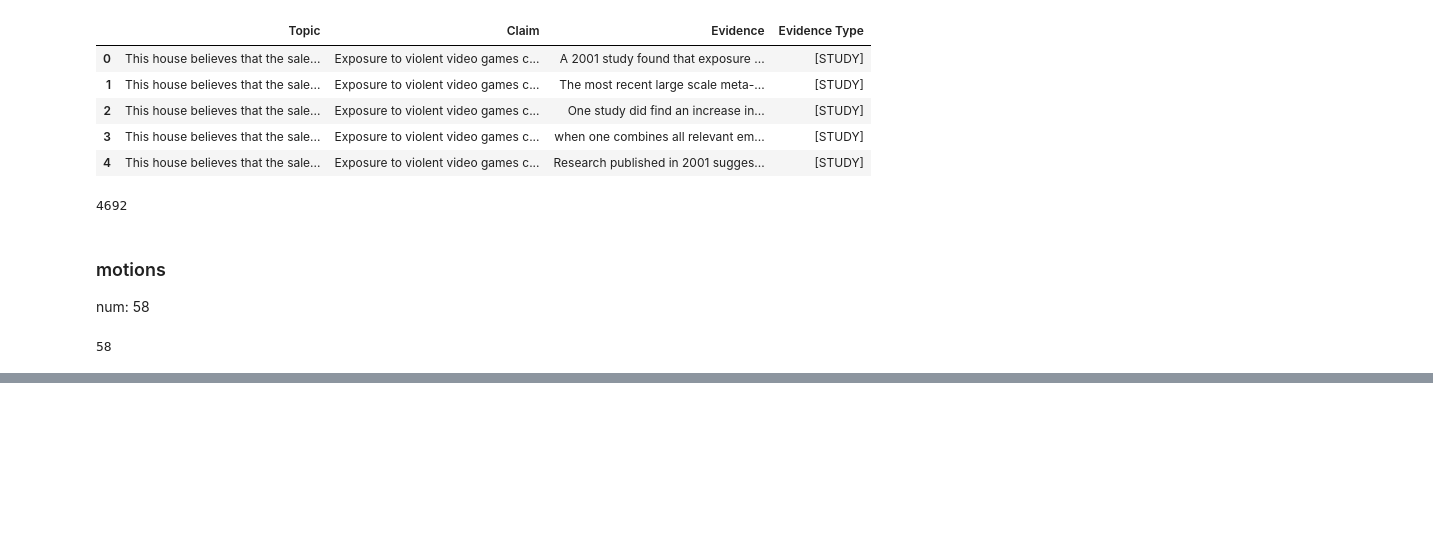
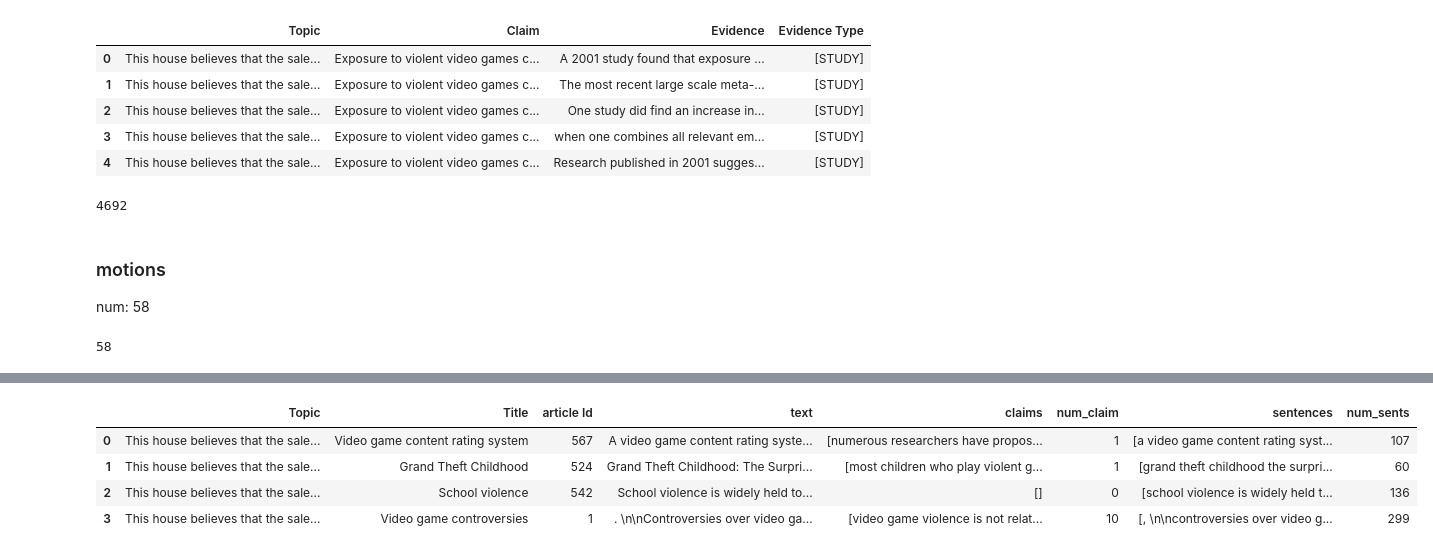
Before and after one commit to julia-zhou/Argmining, a Jupyter notebook: eda-IBM16.ipynb, the cells around one changed output, grey strips where cells are left out. Drawn from its saved outputs; the diff is of its cells as text; code cells hidden in the pictures; blank space fills up the shorter version.

```diff
--- a/eda-IBM16.ipynb
+++ b/eda-IBM16.ipynb
@@ -75,0 +136,2 @@ len(moDF)
+# %%
+artDF['text'] = artDF['article Id'].apply(lambda x: read_text(x))
@@ -75,0 +156,23 @@ len(moDF)
+# %%
+dic = {}
+notFound = []
+for i in range(len(claimDF)):
+    topic = claimDF.iloc[i,0]
+    claim = str(claimDF.iloc[i,3])
+    df = artDF[artDF['Topic']==topic]
+    flag = False
+    for j in range(len(df)):
+        if claim in df.iloc[j,3]:
+            flag = True
+            try:
+                dic[df.iloc[j,2]].append(claim)
+            except:
+                dic[df.iloc[j,2]] = [claim]
+    if flag == False:
+        notFound.append((i, topic, claim))
+# %%
+artDF['claims'] = artDF['article Id'].apply(lambda x: find_claim(x,dic))
+
+artDF['num_claim'] = artDF['claims'].apply(lambda x: len(x))
+
+artDF['num_claim'].sum()
@@ -75,0 +205,11 @@ len(moDF)
+# %%
+artDF['sentences'] = artDF['text'].apply(lambda x: [clean(sent) for sent in x.split('.')])
+artDF['num_sents'] = artDF['sentences'].apply(lambda x: len(x))
+# %%
+artDF[:4]
+# %% [output]
+|  | Topic | Title | article Id | text | claims | num_claim | sentences | num_sents |
+| 0 | This house believes that the sale... | Video game content rating system | 567 | A video game content rating syste... | [numerous researchers have propos... | 1 | [a video game content rating syst... | 107 |
+| 1 | This house believes that the sale... | Grand Theft Childhood | 524 | Grand Theft Childhood: The Surpri... | [most children who play violent g... | 1 | [grand theft childhood the surpri... | 60 |
+| 2 | This house believes that the sale... | School violence | 542 | School violence is widely held to... | [] | 0 | [school violence is widely held t... | 136 |
+| 3 | This house believes that the sale... | Video game controversies | 1 | . \n\nControversies over video ga... | [video game violence is not relat... | 10 | [, \n\ncontroversies over video g... | 299 |
```
Also changed, not shown: parts of 60 cells of this notebook.
